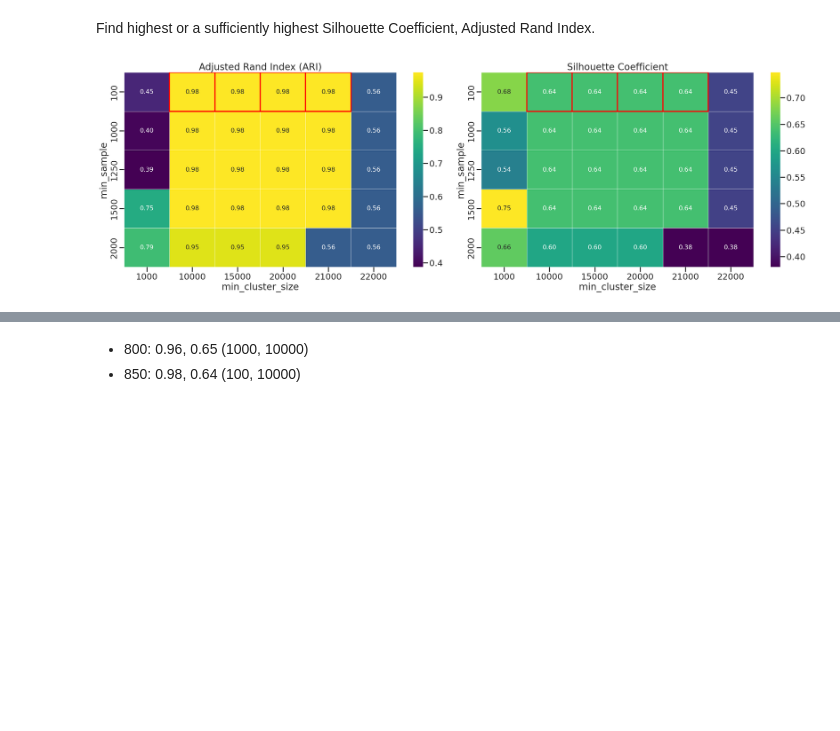
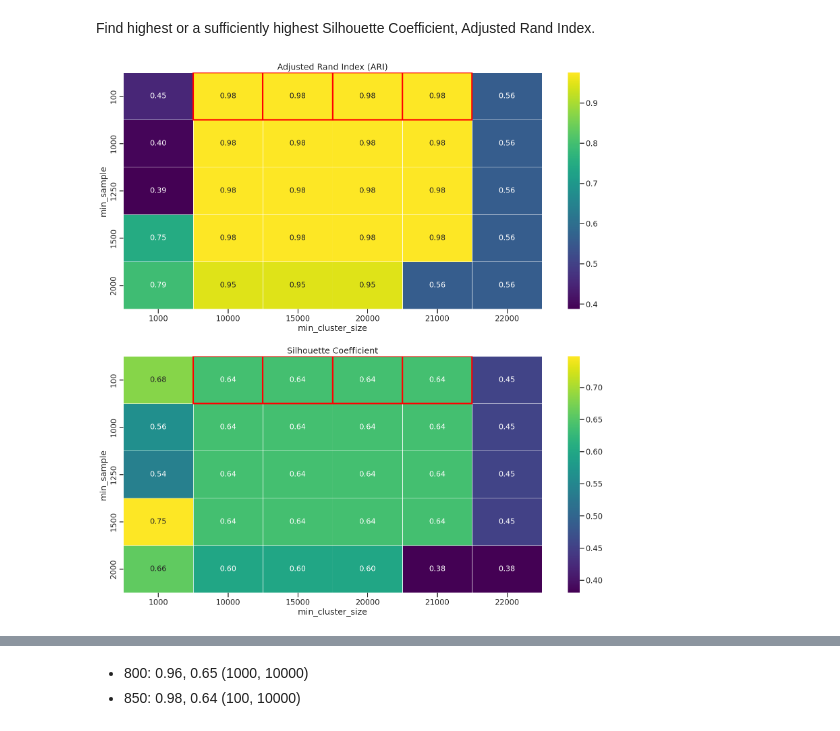
Before and after one commit to lanl/prime, a Jupyter notebook: notebooks/clustering/fig2-hdbscan_clustering-RBD.ipynb, the cells around one changed output, grey strips where cells are left out. Saved outputs shown, nothing was run; the diff lists cells and outputs as text; code cells hidden in the pictures; blank space fills up the shorter version.

Commit message:
Update plots for figures

```diff
--- a/notebooks/clustering/fig2-hdbscan_clustering-RBD.ipynb
+++ b/notebooks/clustering/fig2-hdbscan_clustering-RBD.ipynb
@@ -488,40 +488,39 @@ def ari_sc_heatmap(embedding_matrix_reduced, info_df):
 
     # Plot heatmaps
     sns.set_style('ticks')
-    sns.set_context("poster")
-    fig, axs = plt.subplots(1, 2, figsize=(32, 9))
-    fig.subplots_adjust(wspace=0.05)  # Reduce the horizontal space between subplots
+    sns.set_context("talk")
+    fig, axs = plt.subplots(2, 1, figsize=(20, 20))
 
     sns.heatmap(ari_matrix, annot=True, annot_kws={"size": 16}, fmt=".2f", linewidth=.5, cmap="viridis", ax=axs[0])
     axs[0].set_title("Adjusted Rand Index (ARI)")
     axs[0].set_xlabel("min_cluster_size")
     axs[0].set_ylabel("min_sample")
 
     max_ari = ari_matrix.max().max()  # Get the max ARI value
 
     for i in range(ari_matrix.shape[0]):  # min_sample (rows)
         for j in range(ari_matrix.shape[1]):  # min_cluster_size (cols)
             if np.isclose(ari_matrix.iloc[i, j], max_ari):  # Safe float comparison
                 axs[0].add_patch(
                     plt.Rectangle((j, i), 1, 1, fill=False, edgecolor='red', lw=3)
                 )
 
     sns.heatmap(silhouette_matrix, annot=True, annot_kws={"size": 16}, fmt=".2f", linewidth=.5, cmap="viridis", ax=axs[1])
     axs[1].set_title("Silhouette Coefficient")
     axs[1].set_xlabel("min_cluster_size")
     axs[1].set_ylabel("min_sample")
 
     for i in range(ari_matrix.shape[0]):  # min_sample (rows)
         for j in range(ari_matrix.shape[1]):  # min_cluster_size (cols)
             if np.isclose(ari_matrix.iloc[i, j], max_ari):  # Safe float comparison
                 axs[1].add_patch(
                     plt.Rectangle((j, i), 1, 1, fill=False, edgecolor='red', lw=3)
                 )
-    save_as = f"RBD.from-esm-mlm.tSNE-perp{perplexity}.HDBSCAN_heatmap"
+    save_as = f"RBD.ADO.from-esm-mlm.tSNE-perp{perplexity}.HDBSCAN_heatmap"
     plt.savefig(f"{save_as}.pdf", format="pdf", dpi=300, bbox_inches='tight')
     plt.savefig(f"{save_as}.png", format="png", dpi=300, bbox_inches='tight')
     plt.show()
 
 ari_sc_heatmap(embedding_matrix_reduced, info_df)
 # %% [output]
-[figure, old version]
+[figure, new version]
```
Also changed, not shown: parts of 4 cells of this notebook, 30 other files.
